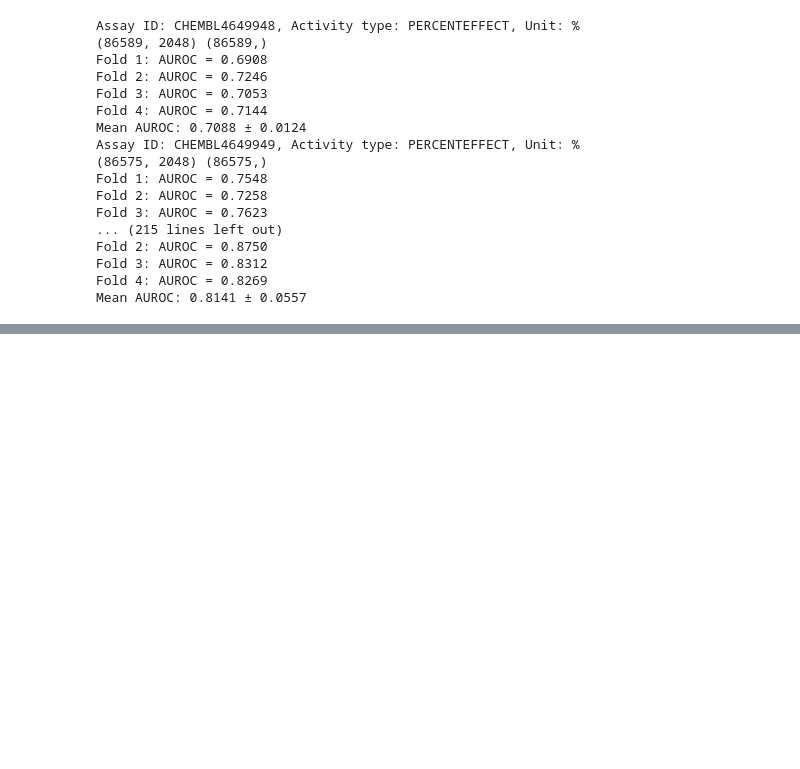
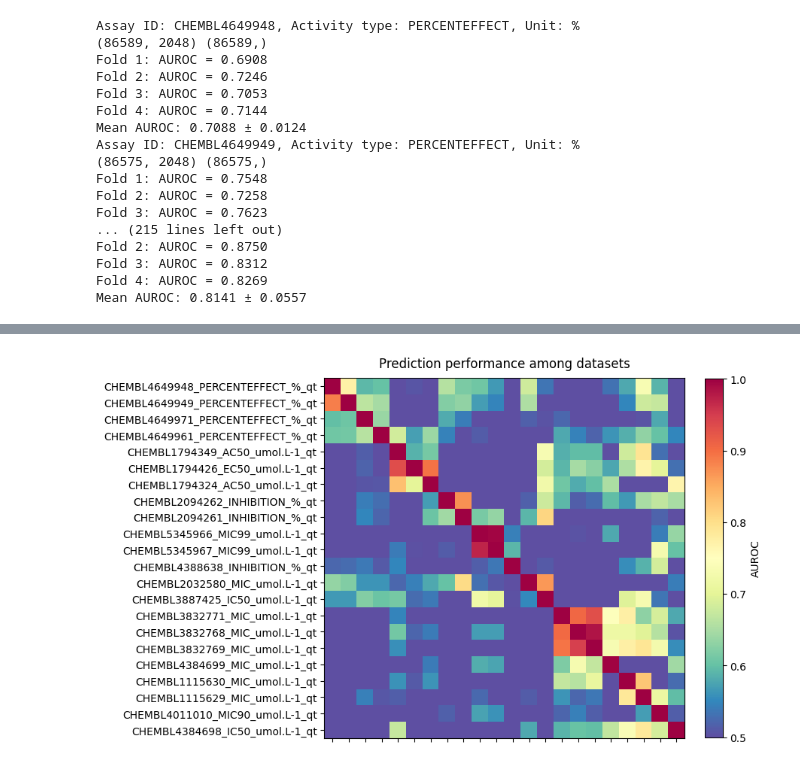
Before and after one commit to ersilia-os/chembl-antimicrobial-tasks, a Jupyter notebook: notebooks/test.ipynb, the cells around one changed output, grey strips where cells are left out. Drawn from its saved outputs; the diff is of its cells as text; code cells hidden in the pictures; blank space fills up the shorter version.

```diff
--- a/notebooks/test.ipynb
+++ b/notebooks/test.ipynb
@@ -249,0 +359,18 @@ plt.show()
+# %%
+# --- Plot heatmap ---
+fig, ax = plt.subplots(figsize=(8, 6))
+im = ax.imshow(AUROCs_CV, vmin=0.5, vmax=1, cmap='Spectral_r')
+
+ax.set_xticks(np.arange(len(ASSAYS_TO_CV)))
+ax.set_yticks(np.arange(len(ASSAYS_TO_CV)))
+ax.set_xticklabels([], rotation=90)
+ax.set_yticklabels([i.replace("_ref_probs.npz", "") for i in ASSAYS_TO_CV])
+
+ax.set_title("Prediction performance among datasets", pad=10, size=12)
+cbar = fig.colorbar(im, ax=ax, fraction=0.045)
+cbar.set_label("AUROC")
+
+plt.tight_layout()
+plt.show()
+# %% [output]
+[figure, added]
```
Also changed, not shown: parts of 12 cells of this notebook, 4 other files.
